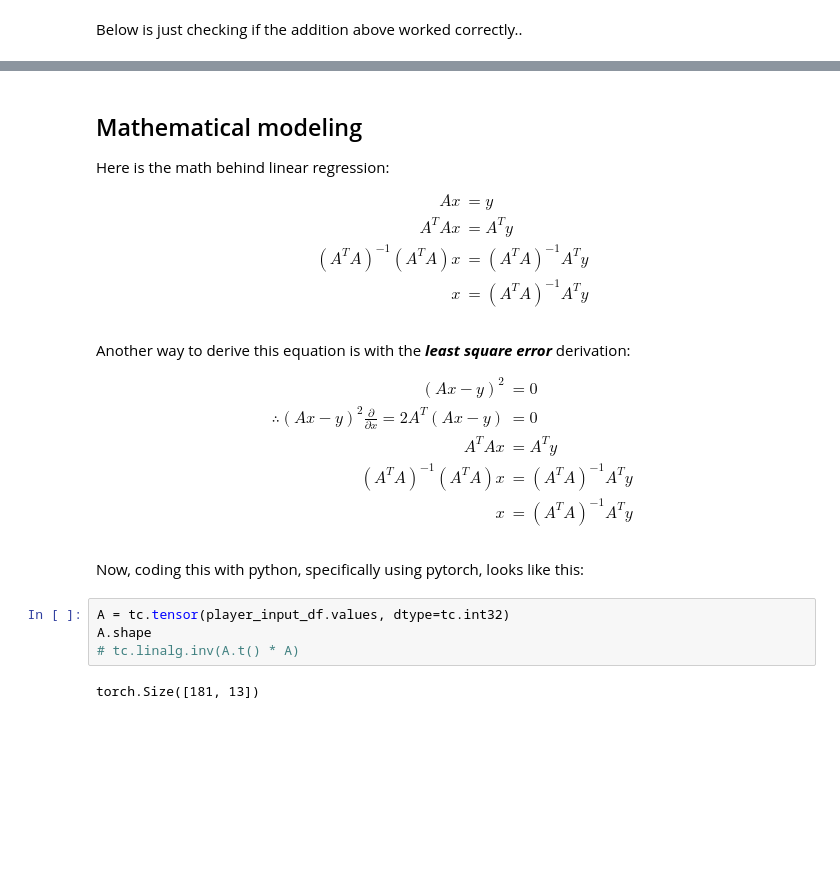
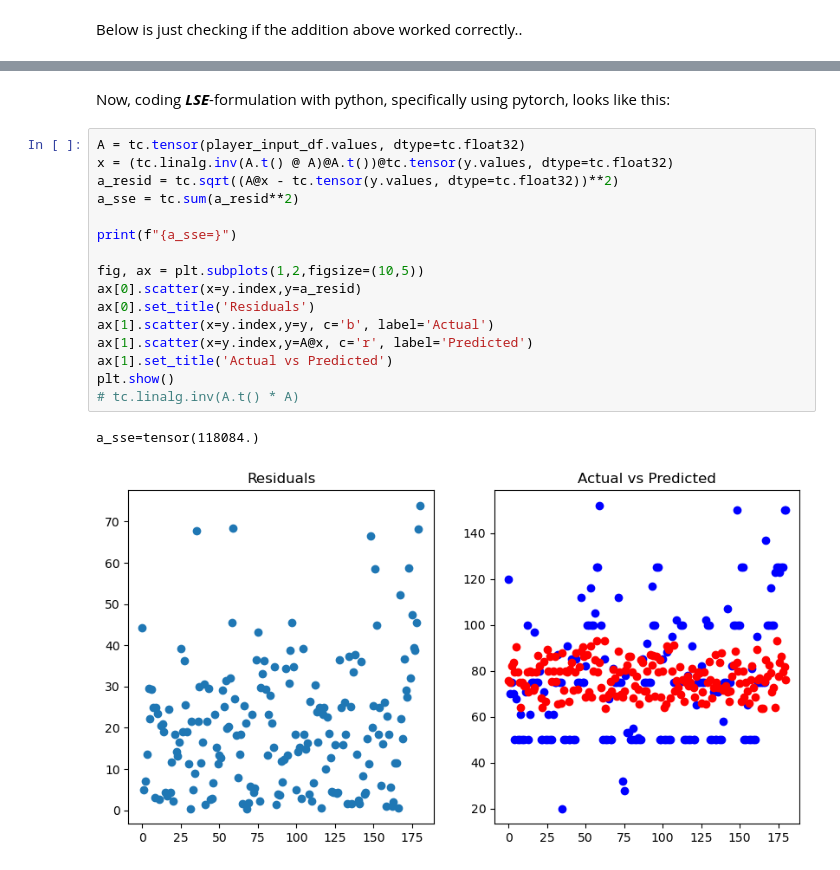
Before and after one commit to jcstrydom/black-jack, a Jupyter notebook: notebooks/regression_modeling.ipynb, the cells around one changed output, grey strips where cells are left out. Saved outputs shown, nothing was run; the diff lists cells and outputs as text; blank space fills up the shorter version.

Commit message:
added notebooks to start training models

```diff
--- a/notebooks/regression_modeling.ipynb
+++ b/notebooks/regression_modeling.ipynb
@@ -134,33 +163,21 @@ player_input_df.iloc[bet_df.loc[bet_df.card_1 == bet_df.card_2].index].head()
-# %% [markdown]
-## Mathematical modeling
-
-Here is the math behind linear regression:
-
-$$
-\begin{align}
-Ax & = y \\
-A^TAx & = A^Ty \\
-(A^TA)^{-1}(A^TA)x  & = (A^TA)^{-1}A^Ty \\
-x & = (A^TA)^{-1}A^Ty
-\end{align}
-$$
-# %% [markdown]
-Another way to derive this equation is with the ***least square error*** derivation:
-
-$$
-\begin{align}
-(Ax - y)^2 & = 0 \\
-\therefore (Ax - y)^2\frac{\partial}{\partial x} = 2A^T(Ax - y)  & = 0 \\
-A^TAx & = A^Ty \\
-(A^TA)^{-1}(A^TA)x  & = (A^TA)^{-1}A^Ty \\
-x & = (A^TA)^{-1}A^Ty
-\end{align}
-$$
 # %% [markdown]
-Now, coding this with python, specifically using pytorch, looks like this:
+Now, coding ***LSE***-formulation with python, specifically using pytorch, looks like this:
-# %%
-A = tc.tensor(player_input_df.values, dtype=tc.int32)
-A.shape
-# tc.linalg.inv(A.t() * A)
-# %% [output]
-torch.Size([181, 13])
+# %%
+A = tc.tensor(player_input_df.values, dtype=tc.float32)
+x = (tc.linalg.inv(A.t() @ A)@A.t())@tc.tensor(y.values, dtype=tc.float32)
+a_resid = tc.sqrt((A@x - tc.tensor(y.values, dtype=tc.float32))**2)
+a_sse = tc.sum(a_resid**2)
+
+print(f"{a_sse=}")
+
+fig, ax = plt.subplots(1,2,figsize=(10,5))
+ax[0].scatter(x=y.index,y=a_resid)
+ax[0].set_title('Residuals')
+ax[1].scatter(x=y.index,y=y, c='b', label='Actual')
+ax[1].scatter(x=y.index,y=A@x, c='r', label='Predicted')
+ax[1].set_title('Actual vs Predicted')
+plt.show()
+# tc.linalg.inv(A.t() * A)
+# %% [output]
+a_sse=tensor(118084.)
+[figure, added]
```
Also changed, not shown: parts of 12 cells of this notebook.
